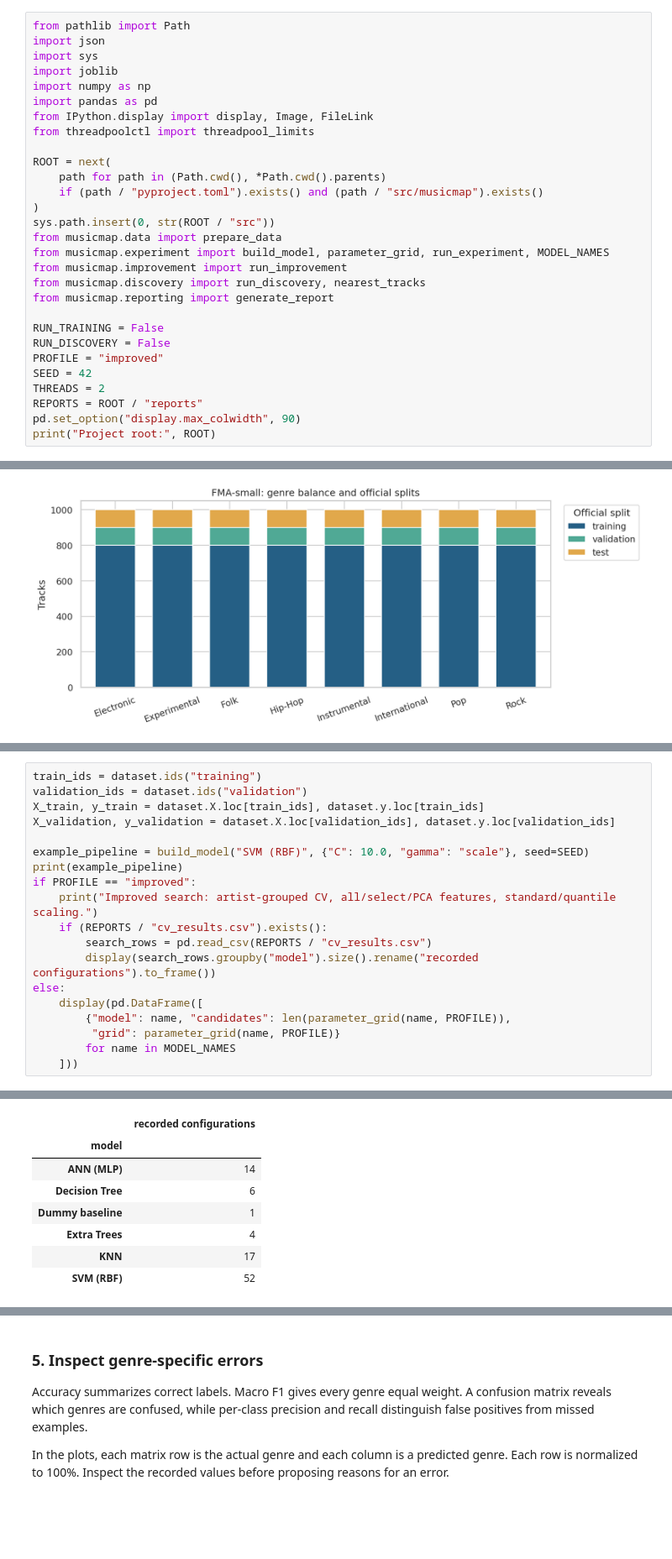
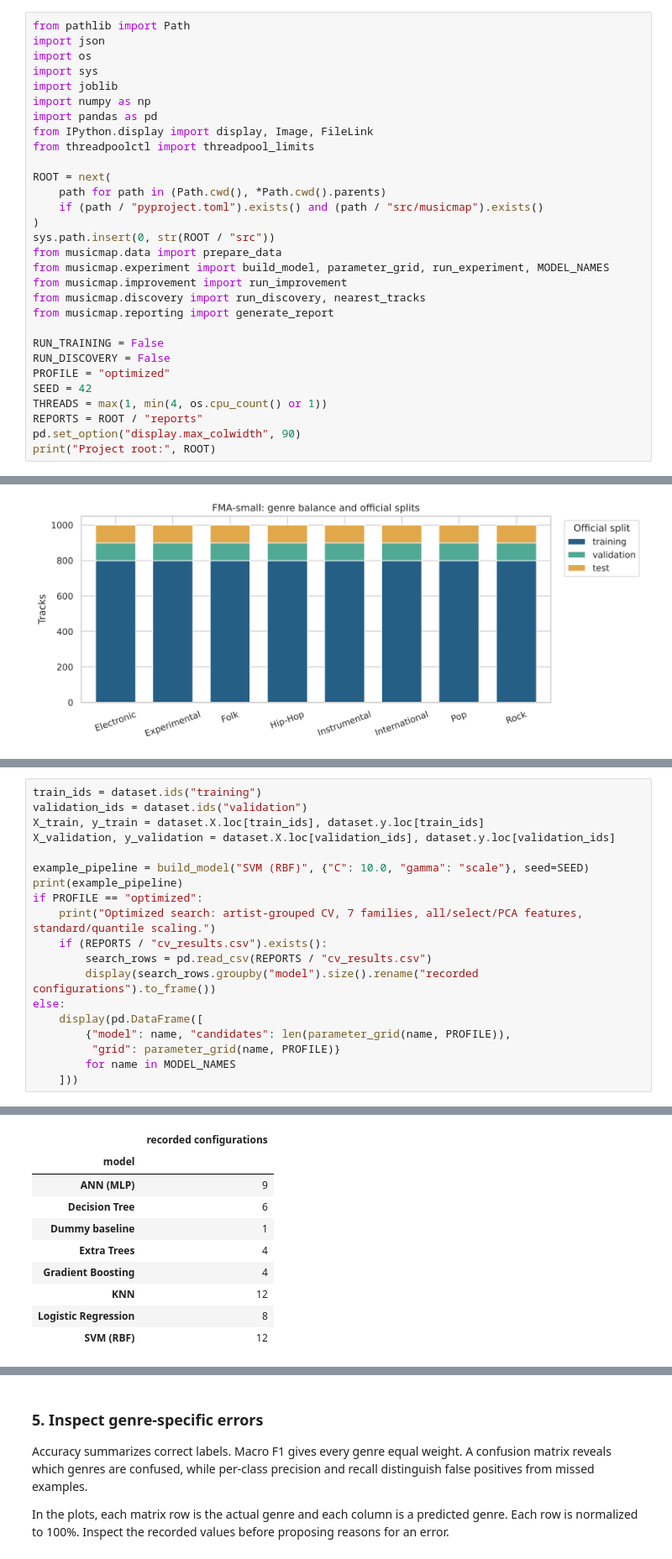
Before and after one commit to akshattikaria/ML_MUSIC_PROJECT_BY_AKSHAT_AND_ANIKET, a Jupyter notebook: notebooks/MusicMap.ipynb, the cells around one changed output, grey strips where cells are left out. Shown at 84% size. Drawn from its saved outputs; the diff is of its cells as text; blank space fills up the shorter version.

```diff
--- a/notebooks/MusicMap.ipynb
+++ b/notebooks/MusicMap.ipynb
@@ -20,6 +20,7 @@ The complete package includes prepared feature data and fitted models. With the
 # %%
 from pathlib import Path
 import json
+import os
 import sys
 import joblib
 import numpy as np
@@ -40,9 +41,9 @@ from musicmap.reporting import generate_report
 
 RUN_TRAINING = False
 RUN_DISCOVERY = False
-PROFILE = "improved"
+PROFILE = "optimized"
 SEED = 42
-THREADS = 2
+THREADS = max(1, min(4, os.cpu_count() or 1))
 REPORTS = ROOT / "reports"
 pd.set_option("display.max_colwidth", 90)
 print("Project root:", ROOT)
@@ -132,8 +135,8 @@ X_validation, y_validation = dataset.X.loc[validation_ids], dataset.y.loc[valida
 
 example_pipeline = build_model("SVM (RBF)", {"C": 10.0, "gamma": "scale"}, seed=SEED)
 print(example_pipeline)
-if PROFILE == "improved":
-    print("Improved search: artist-grouped CV, all/select/PCA features, standard/quantile scaling.")
+if PROFILE == "optimized":
+    print("Optimized search: artist-grouped CV, 7 families, all/select/PCA features, standard/quantile scaling.")
     if (REPORTS / "cv_results.csv").exists():
         search_rows = pd.read_csv(REPORTS / "cv_results.csv")
         display(search_rows.groupby("model").size().rename("recorded configurations").to_frame())
@@ -152,11 +155,13 @@ Improved search: artist-grouped CV, all/select/PCA features, standard/quantile s
 |  | recorded configurations |
 | model |  |
-| ANN (MLP) | 14 |
+| ANN (MLP) | 9 |
 | Decision Tree | 6 |
 | Dummy baseline | 1 |
 | Extra Trees | 4 |
-| KNN | 17 |
-| SVM (RBF) | 52 |
+| Gradient Boosting | 4 |
+| KNN | 12 |
+| Logistic Regression | 8 |
+| SVM (RBF) | 12 |
 # %% [markdown]
 ### 4. Tune, lock selection, refit, evaluate
 
```
Also changed, not shown: parts of 17 cells of this notebook, 21 other files.
